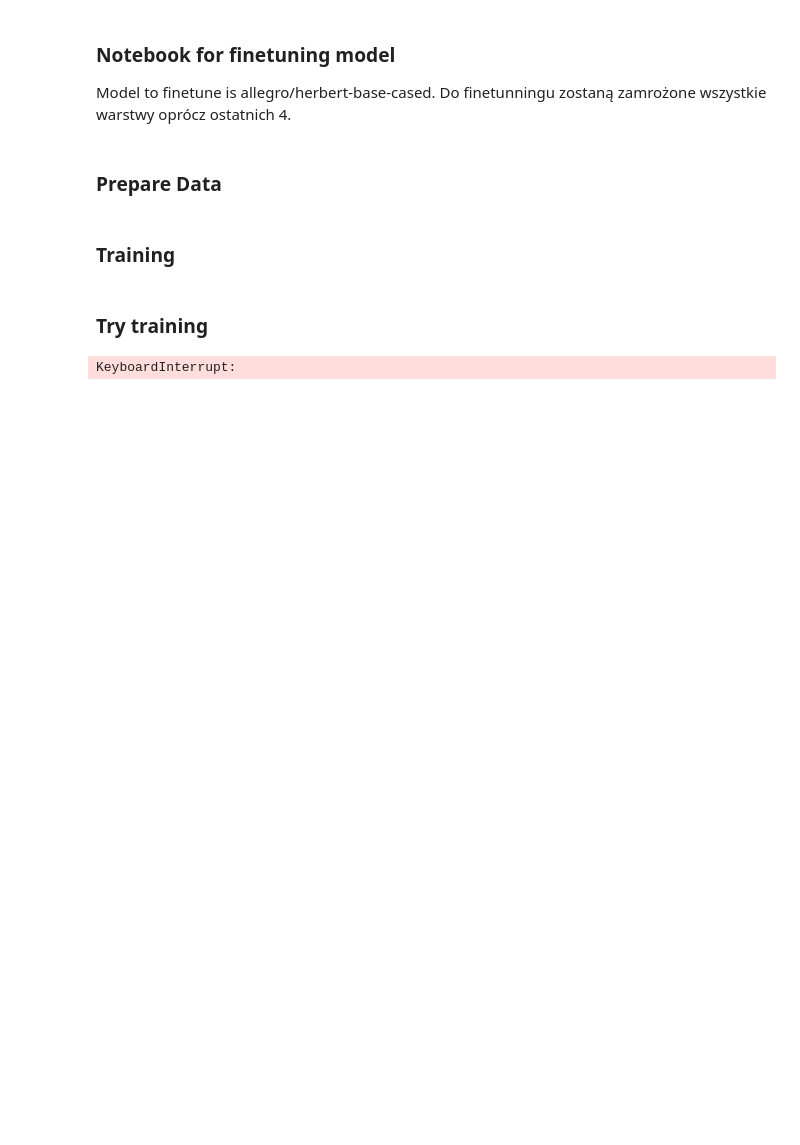
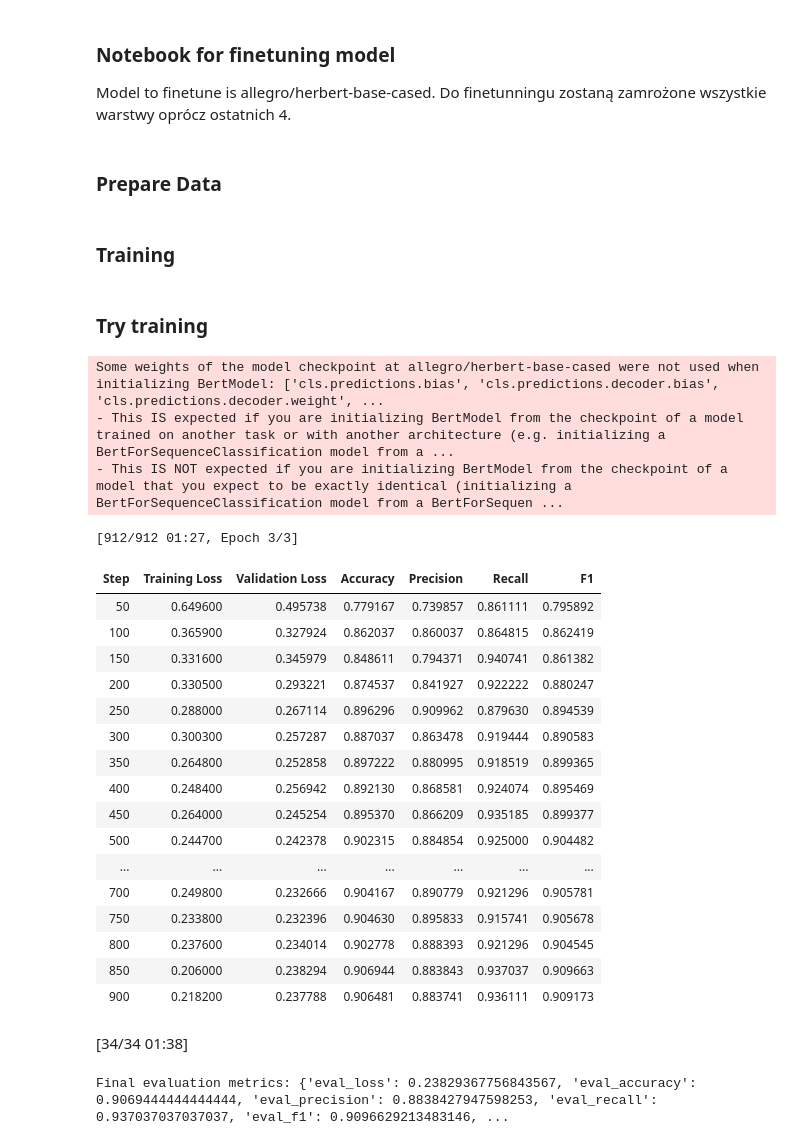
Before and after one commit to JerzyCode/computional_linguistic, a Jupyter notebook: lab3_finetunning/finetune.ipynb, the cells around one changed output. Saved outputs shown, nothing was run; the diff lists cells and outputs as text; code cells hidden in the pictures; blank space fills up the shorter version.

```diff
--- a/lab3_finetunning/finetune.ipynb
+++ b/lab3_finetunning/finetune.ipynb
@@ -186,17 +195,39 @@ def plot_metrics(trainer):
 # %%
 device = torch.device("cpu")
 model = HateClassifier()
 model.to(device)
 
 trainer, trained_model = train(
     model=model,
     train_dataset=train_dataset,
     val_dataset=val_dataset,
     output_dir="./hate_model",
     epochs=3,
-    batch_size=16,
+    batch_size=64,
     learning_rate=2e-5,
-    log_gging_steps=1,
+    logging_steps=20,
 )
 # %% [output]
-KeyboardInterrupt:
+Some weights of the model checkpoint at allegro/herbert-base-cased were not used when initializing BertModel: ['cls.predictions.bias', 'cls.predictions.decoder.bias', 'cls.predictions.decoder.weight', ...
+- This IS expected if you are initializing BertModel from the checkpoint of a model trained on another task or with another architecture (e.g. initializing a BertForSequenceClassification model from a ...
+- This IS NOT expected if you are initializing BertModel from the checkpoint of a model that you expect to be exactly identical (initializing a BertForSequenceClassification model from a BertForSequen ...
+[912/912 01:27, Epoch 3/3]
+| Step | Training Loss | Validation Loss | Accuracy | Precision | Recall | F1 |
+| 50 | 0.649600 | 0.495738 | 0.779167 | 0.739857 | 0.861111 | 0.795892 |
+| 100 | 0.365900 | 0.327924 | 0.862037 | 0.860037 | 0.864815 | 0.862419 |
+| 150 | 0.331600 | 0.345979 | 0.848611 | 0.794371 | 0.940741 | 0.861382 |
+| 200 | 0.330500 | 0.293221 | 0.874537 | 0.841927 | 0.922222 | 0.880247 |
+| 250 | 0.288000 | 0.267114 | 0.896296 | 0.909962 | 0.879630 | 0.894539 |
+| 300 | 0.300300 | 0.257287 | 0.887037 | 0.863478 | 0.919444 | 0.890583 |
+| 350 | 0.264800 | 0.252858 | 0.897222 | 0.880995 | 0.918519 | 0.899365 |
+| 400 | 0.248400 | 0.256942 | 0.892130 | 0.868581 | 0.924074 | 0.895469 |
+| 450 | 0.264000 | 0.245254 | 0.895370 | 0.866209 | 0.935185 | 0.899377 |
+| 500 | 0.244700 | 0.242378 | 0.902315 | 0.884854 | 0.925000 | 0.904482 |
+| ... | ... | ... | ... | ... | ... | ... |
+| 700 | 0.249800 | 0.232666 | 0.904167 | 0.890779 | 0.921296 | 0.905781 |
+| 750 | 0.233800 | 0.232396 | 0.904630 | 0.895833 | 0.915741 | 0.905678 |
+| 800 | 0.237600 | 0.234014 | 0.902778 | 0.888393 | 0.921296 | 0.904545 |
+| 850 | 0.206000 | 0.238294 | 0.906944 | 0.883843 | 0.937037 | 0.909663 |
+| 900 | 0.218200 | 0.237788 | 0.906481 | 0.883741 | 0.936111 | 0.909173 |
+[34/34 01:38]
+Final evaluation metrics: {'eval_loss': 0.23829367756843567, 'eval_accuracy': 0.9069444444444444, 'eval_precision': 0.8838427947598253, 'eval_recall': 0.937037037037037, 'eval_f1': 0.9096629213483146, ...
```
Also changed, not shown: parts of 5 cells of this notebook, 1 other file.
